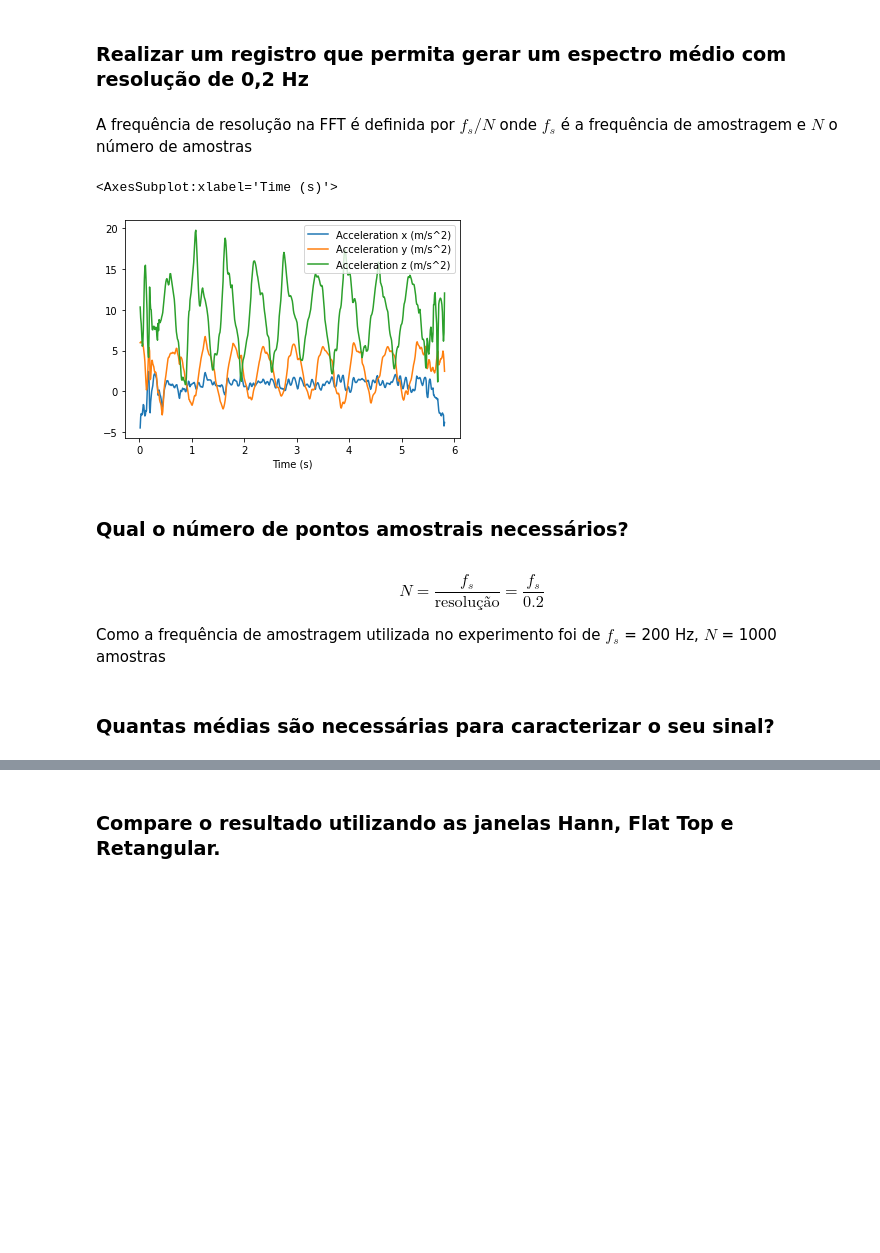
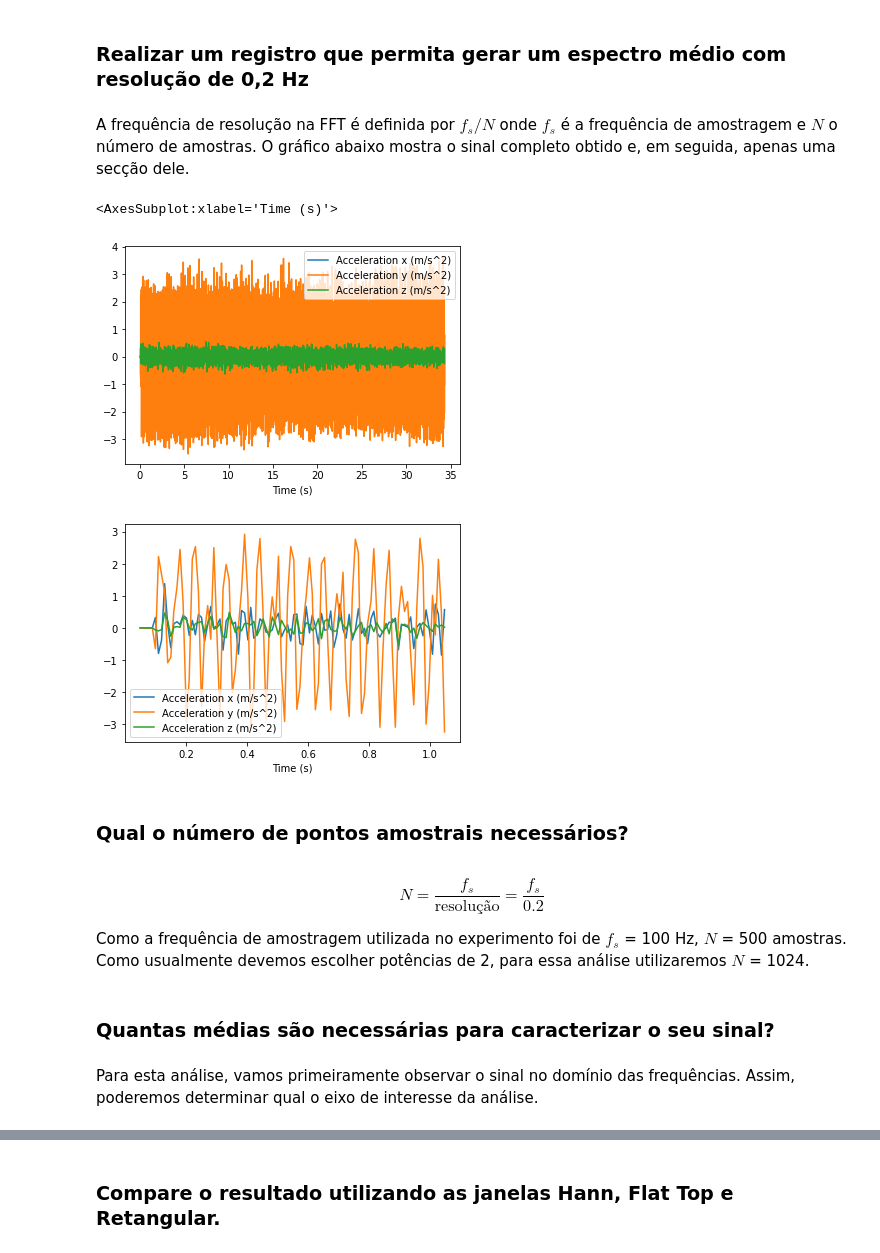
Before and after one commit to henrique-martinez/PME3403, a Jupyter notebook: lab1/lab1.ipynb, the cells around one changed output, grey strips where cells are left out. Saved outputs shown, nothing was run; the diff lists cells and outputs as text; code cells hidden in the pictures; blank space fills up the shorter version.

Commit message:
introB-graph-Y

```diff
--- a/lab1/lab1.ipynb
+++ b/lab1/lab1.ipynb
@@ -40,21 +45,28 @@ Ao multiplicar por uma constante $b$, a função $b x(t)$ continua ímpar, e ent
 # %% [markdown]
 ### **Realizar um registro que permita gerar um espectro médio com resolução de 0,2 Hz**
 # %% [markdown]
-A frequência de resolução na FFT é definida por $f_s/N$ onde $f_s$ é a frequência de amostragem e $N$ o número de amostras
+A frequência de resolução na FFT é definida por $f_s/N$ onde $f_s$ é a frequência de amostragem e $N$ o número de amostras. O gráfico abaixo mostra o sinal completo obtido e, em seguida, apenas uma secção dele.
 # %%
 import pandas as pd
 
-df = pd.read_csv("Accelerometer.csv", header=0)
+df = pd.read_csv("motor_fusca.csv")
 
-df.plot(x="Time (s)", y=["Acceleration x (m/s^2)", "Acceleration y (m/s^2)", "Acceleration z (m/s^2)"], kind="line")
+df.plot(x="Time (s)", y=["Acceleration x (m/s^2)","Acceleration y (m/s^2)","Acceleration z (m/s^2)"], kind="line")
+
+df_part = df.head(100)
+
+df_part.plot(x="Time (s)", y=["Acceleration x (m/s^2)","Acceleration y (m/s^2)","Acceleration z (m/s^2)"], kind="line")
 # %% [output]
 <AxesSubplot:xlabel='Time (s)'>
-[figure, old version]
+[figure, new version]
+[figure, added]
 # %% [markdown]
 ### **Qual o número de pontos amostrais necessários?**
 # %% [markdown]
 $$N = \frac{f_s}{\text{resolução}}= \frac{f_s}{\text{0.2}}$$
 
-Como a frequência de amostragem utilizada no experimento foi de $f_s$ = 200 Hz, $N$ = 1000 amostras
+Como a frequência de amostragem utilizada no experimento foi de $f_s$ = 100 Hz, $N$ = 500 amostras. Como usualmente devemos escolher potências de 2, para essa análise utilizaremos $N$ = 1024.
 # %% [markdown]
 ### **Quantas médias são necessárias para caracterizar o seu sinal?**
+# %% [markdown]
+Para esta análise, vamos primeiramente observar o sinal no domínio das frequências. Assim, poderemos determinar qual o eixo de interesse da análise.
```
Also changed, not shown: parts of 9 cells of this notebook, 2 other files.
